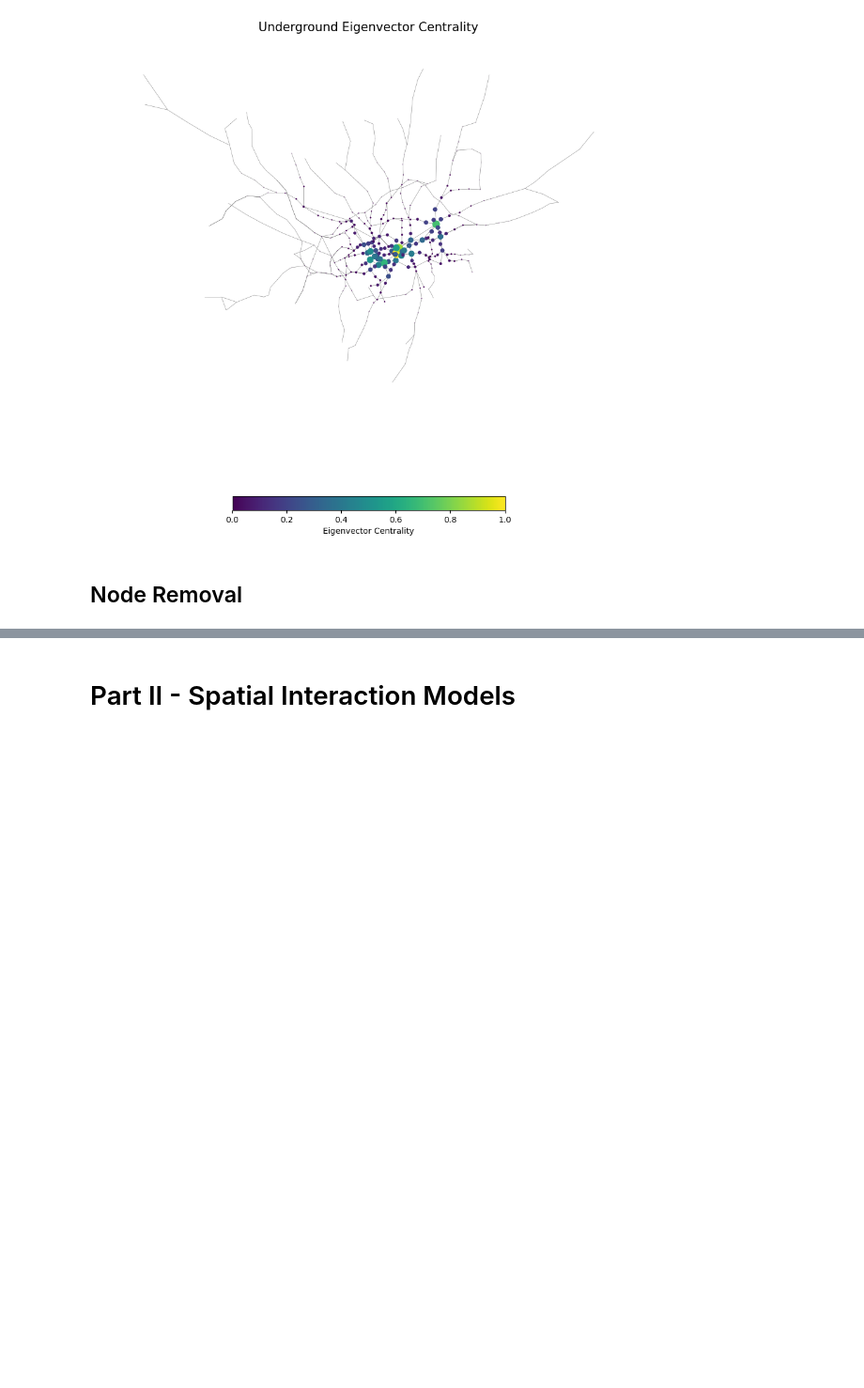
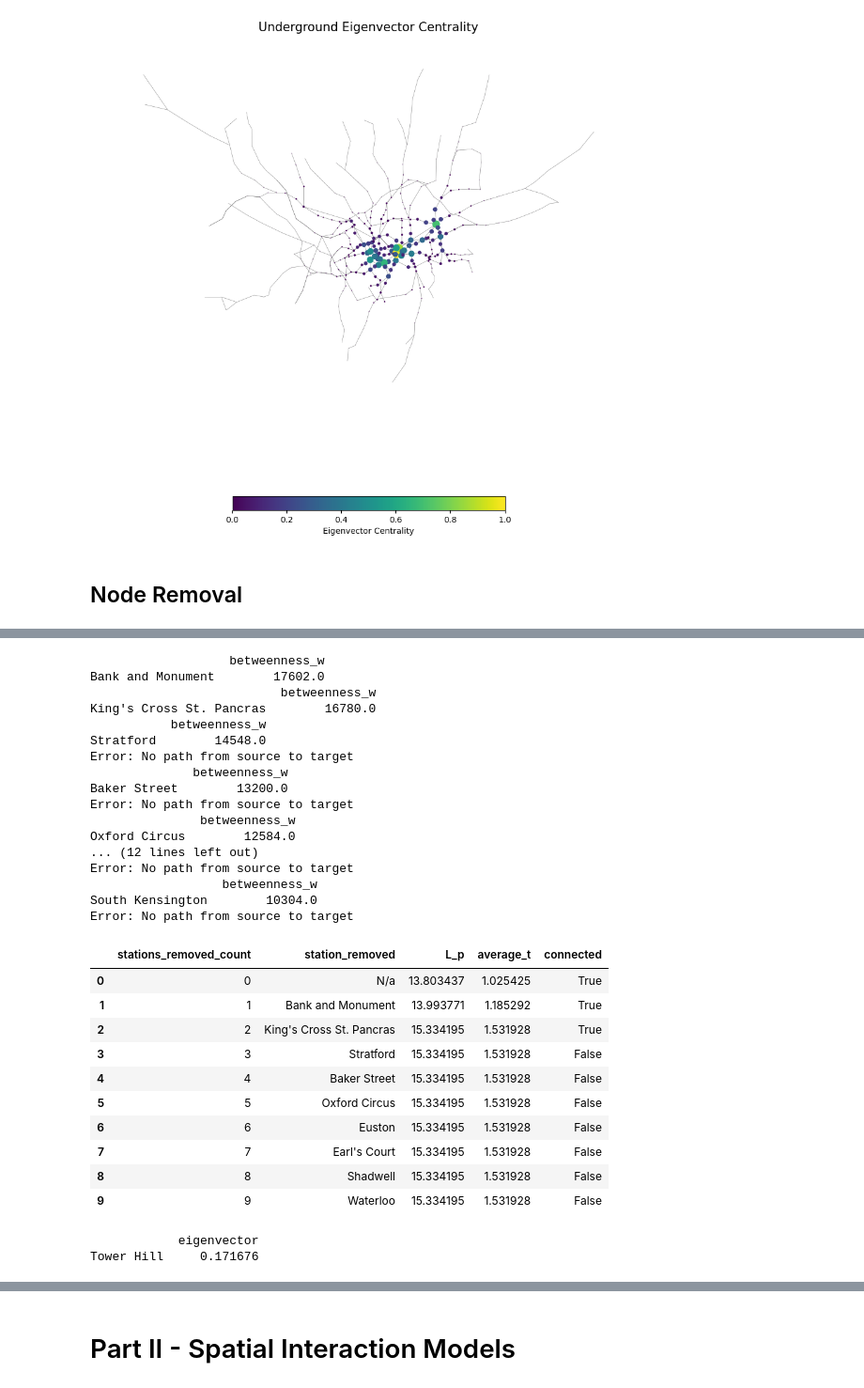
Before and after one commit to grolls23/UrbsimAssessment, a Jupyter notebook: UrbsimFinal.ipynb, the cells around one changed output, grey strips where cells are left out. Shown at 94% size. Cells and saved outputs as stored; diff of their text form; code cells hidden in the pictures; blank space fills up the shorter version.

Commit message:
Finished impact measure analysis - pre disconnection accomodation

```diff
--- a/UrbsimFinal.ipynb
+++ b/UrbsimFinal.ipynb
@@ -772,40 +800,111 @@ results_table.loc[0] = [0, 'N/a', L_p_base, average_t_base, True]
 
 for i in range(10):
 
     row = removal_sb.head(1)
     print(row)
 
     # Get the index label and the corresponding row value
     removed_station = row.index[0]
     random_index_label = row.values[0]
 
     #Drop from top ten list
     removal_sb.drop(removed_station, inplace=True)
 
     #Update flow dataframe
     flow_tracker = flow_tracker[~(flow_tracker['station_origin'].str.contains(removed_station) | flow_tracker['station_destination'].str.contains(removed_station))]
 
     #Remove station from graph
-    G_nsb.remove_node(removed_station)
+    G_sb.remove_node(removed_station)
 
     connected = True
 
     #Calculate metrics - REMOVE TRY EXCEPT LATER
     try:
         average_t, L_p = calc_impacts(G_sb, flow_tracker)
     except:
         connected = False
         pass
 
     #Fix input of connected as true
-    results_table.loc[i] = [i+1, removed_station, L_p, average_t, connected]
+    results_table.loc[i+1] = [i+1, removed_station, L_p, average_t, connected]
 
 results_table.head(10)
+# %% [output]
+                   betweenness_w
+Bank and Monument        17602.0
+                          betweenness_w
+King's Cross St. Pancras        16780.0
+           betweenness_w
+Stratford        14548.0
+Error: No path from source to target
+              betweenness_w
+Baker Street        13200.0
+Error: No path from source to target
+               betweenness_w
+Oxford Circus        12584.0
+... (12 lines left out)
+Error: No path from source to target
+                  betweenness_w
+South Kensington        10304.0
+Error: No path from source to target
+|  | stations_removed_count | station_removed | L_p | average_t | connected |
+| 0 | 0 | N/a | 13.803437 | 1.025425 | True |
+| 1 | 1 | Bank and Monument | 13.993771 | 1.185292 | True |
+| 2 | 2 | King's Cross St. Pancras | 15.334195 | 1.531928 | True |
+| 3 | 3 | Stratford | 15.334195 | 1.531928 | False |
+| 4 | 4 | Baker Street | 15.334195 | 1.531928 | False |
+| 5 | 5 | Oxford Circus | 15.334195 | 1.531928 | False |
+| 6 | 6 | Euston | 15.334195 | 1.531928 | False |
+| 7 | 7 | Earl's Court | 15.334195 | 1.531928 | False |
+| 8 | 8 | Shadwell | 15.334195 | 1.531928 | False |
+| 9 | 9 | Waterloo | 15.334195 | 1.531928 | False |
 # %%
 #Non-Sequential - Eigenvector
 G_nse = G.copy()
 
+removal_nse = eigenvector_top_ten.copy()
+flow_tracker = flows_for_later.copy()
+
+#Init dataframe to store results
+column_names = ['stations_removed_count', 'station_removed', 'L_p', 'average_t', 'connected']
+results_table = pd.DataFrame(columns=column_names)
+
+results_table.loc[0] = [0, 'N/a', L_p_base, average_t_base, True]
+
 for i in range(10):
+
+    random_row = removal_nse.sample()
+    print(random_row)
+
+    # Get the index label and the corresponding row value
+    removed_station = random_row.index[0]
+    random_index_label = random_row.values[0]
+
+    #Drop from top ten list
+    removal_nse.drop(removed_station, inplace=True)
+
+    #Update flow dataframe
+    flow_tracker = flow_tracker[~(flow_tracker['station_origin'].str.contains(removed_station) | flow_tracker['station_destination'].str.contains(removed_station))]
+
+    #Remove station from graph
+    G_nse.remove_node(removed_station)
+
+    connected = True
+
+    #Calculate metrics - REMOVE TRY EXCEPT LATER
+    try:
+        average_t, L_p = calc_impacts(G_nse, flow_tracker)
+    except:
+        connected = False
+        pass
+
+    #Fix input of connected as true
+    results_table.loc[i+1] = [i+1, removed_station, L_p, average_t, connected]
+
+results_table.head(10)
+# %% [output]
+            eigenvector
+Tower Hill     0.171676
 # %%
 #Sequential - Eigenvector
 G_se = G.copy()
```
Also changed, not shown: parts of 5 cells of this notebook.
